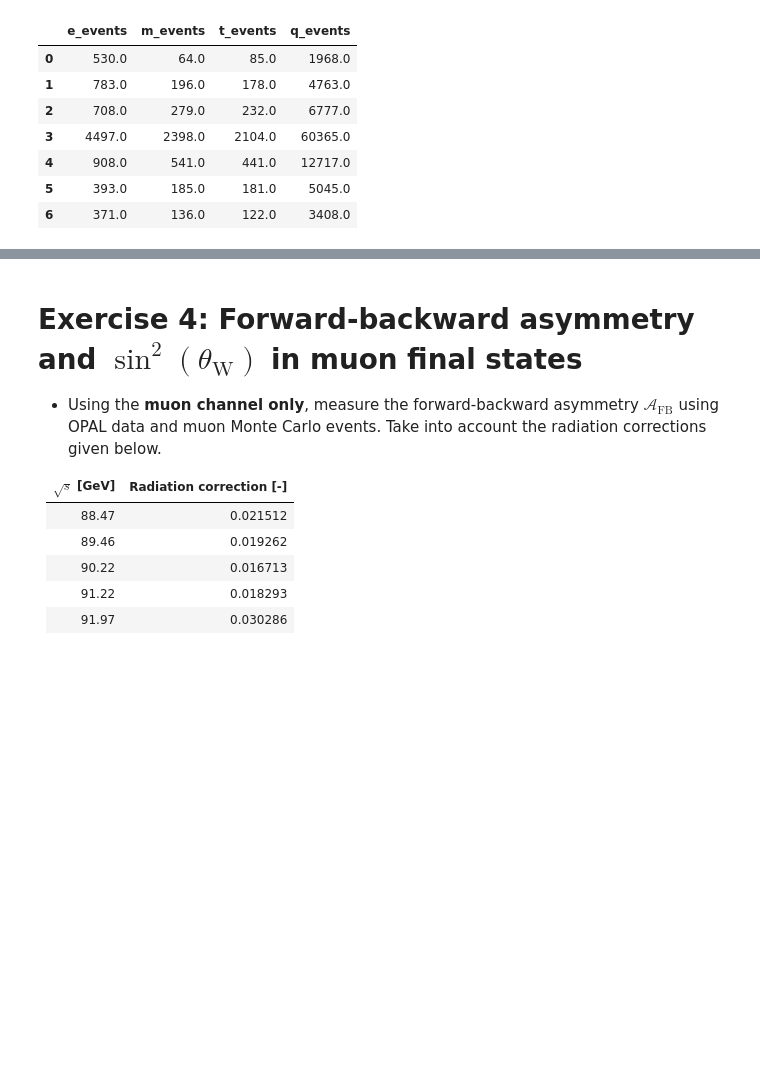
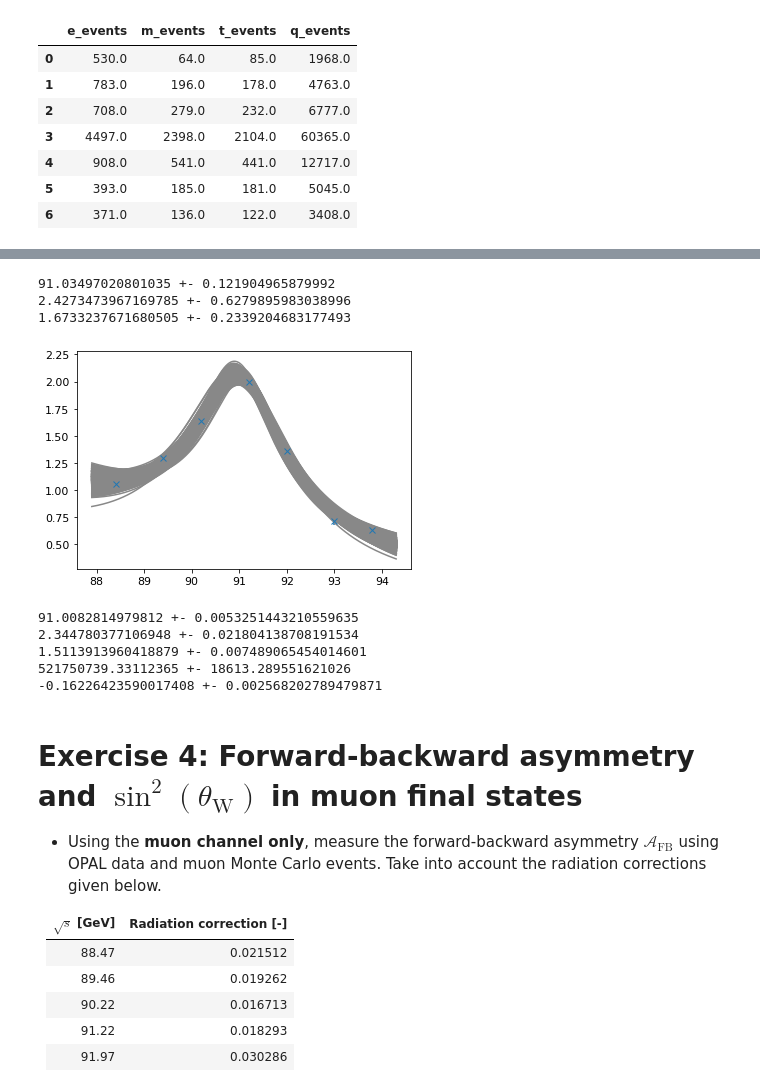
Before and after one commit to robingrether/z0-precisionmeasurement, a Jupyter notebook: z0_experiment.ipynb, the cells around one changed output, grey strips where cells are left out. Cells and saved outputs as stored; diff of their text form; code cells hidden in the pictures; blank space fills up the shorter version.

```diff
--- a/z0_experiment.ipynb
+++ b/z0_experiment.ipynb
@@ -483,3 +678,70 @@ for e in range(7):
+# %%
+## fit Breit-Wigner functions
+
+# define Breit-Wigner function
+def breit_wigner(s, mass, gamma, peak, b, c):
+    return peak * s / (((s - mass**2)**2 / gamma**2) + (s**2 / mass**2)) + b*np.exp(c*np.sqrt(s))
+
+# define Gaussian function
+def gaussian(x, x_0, sigma, a):
+    return a * np.exp(-(x-x_0)**2 / (2*sigma**2))
+
+
+particle = 0
+
+LEP_s = 2*LEP_energies
+
+# prepare arrays
+repetitions = int(1e3)
+bw_popts = np.zeros((repetitions, 5))
+fit_cross_sections = np.repeat([cross_section[:,particle]], repetitions, axis=0)
+
+# add normal distributed deviations
+for e in range(7):
+    fit_cross_sections[:,e] += np.random.normal(0.0, cross_section_u[e,particle], repetitions)
+
+# fit a lot of times
+for i in range(repetitions):
+
+    # perform curve fit
+    bw_popt, bw_pcov = curve_fit(breit_wigner, LEP_s**2, fit_cross_sections[i], p0=[91, 1, 40, 0, 0], maxfev=int(1e6))
+
+    # store results
+    bw_popts[i] = bw_popt
+
+    # print if desired
+    if i == 27:
+        print(bw_popt[0], "+-", np.sqrt(bw_pcov[0,0]))
+        print(bw_popt[1], "+-", np.sqrt(bw_pcov[1,1]))
+        print(bw_popt[2], "+-", np.sqrt(bw_pcov[2,2]))
+
+    # plot if desired
+    energies = np.linspace(np.amin(LEP_s)-.5, np.amax(LEP_s)+.5, int(1e4))
+    plt.plot(energies, breit_wigner(energies**2, *bw_popt), c="#888888")
+
+plt.errorbar(LEP_s, cross_section[:,particle], yerr=cross_section_u[:,particle], fmt="x")
+plt.show()
+
+
+# calculate mean fit parameters
+bw_popt = np.mean(bw_popts, axis=0)
+bw_perr = np.sqrt(np.sum((bw_popts-np.repeat([bw_popt], repetitions, axis=0))**2, axis=0)/(repetitions-1))
+
+print(bw_popt[0], "+-", np.sqrt(bw_pcov[0,0]))
+print(bw_popt[1], "+-", np.sqrt(bw_pcov[1,1]))
+print(bw_popt[2], "+-", np.sqrt(bw_pcov[2,2]))
+print(bw_popt[3], "+-", np.sqrt(bw_pcov[3,3]))
+print(bw_popt[4], "+-", np.sqrt(bw_pcov[4,4]))
+# %% [output]
+91.03497020801035 +- 0.121904965879992
+2.4273473967169785 +- 0.6279895983038996
+1.6733237671680505 +- 0.2339204683177493
+[figure, added]
+91.0082814979812 +- 0.0053251443210559635
+2.344780377106948 +- 0.021804138708191534
+1.5113913960418879 +- 0.007489065454014601
+521750739.33112365 +- 18613.289551621026
+-0.16226423590017408 +- 0.002568202789479871
 # %% [markdown]
 # Exercise 4: Forward-backward asymmetry and $\sin^2(\theta_\text{W})$ in muon final states
 
```
Also changed, not shown: parts of 11 cells of this notebook.
